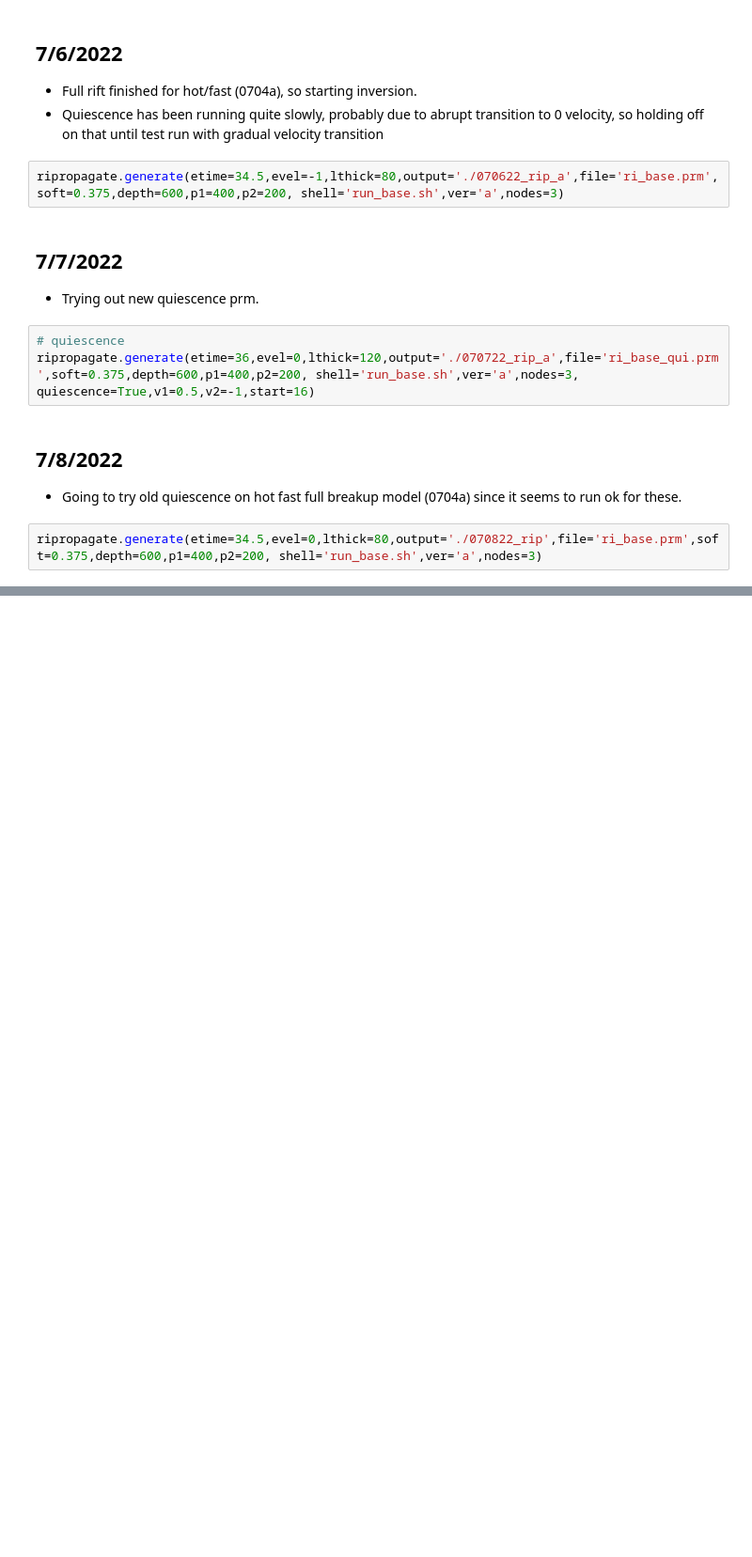
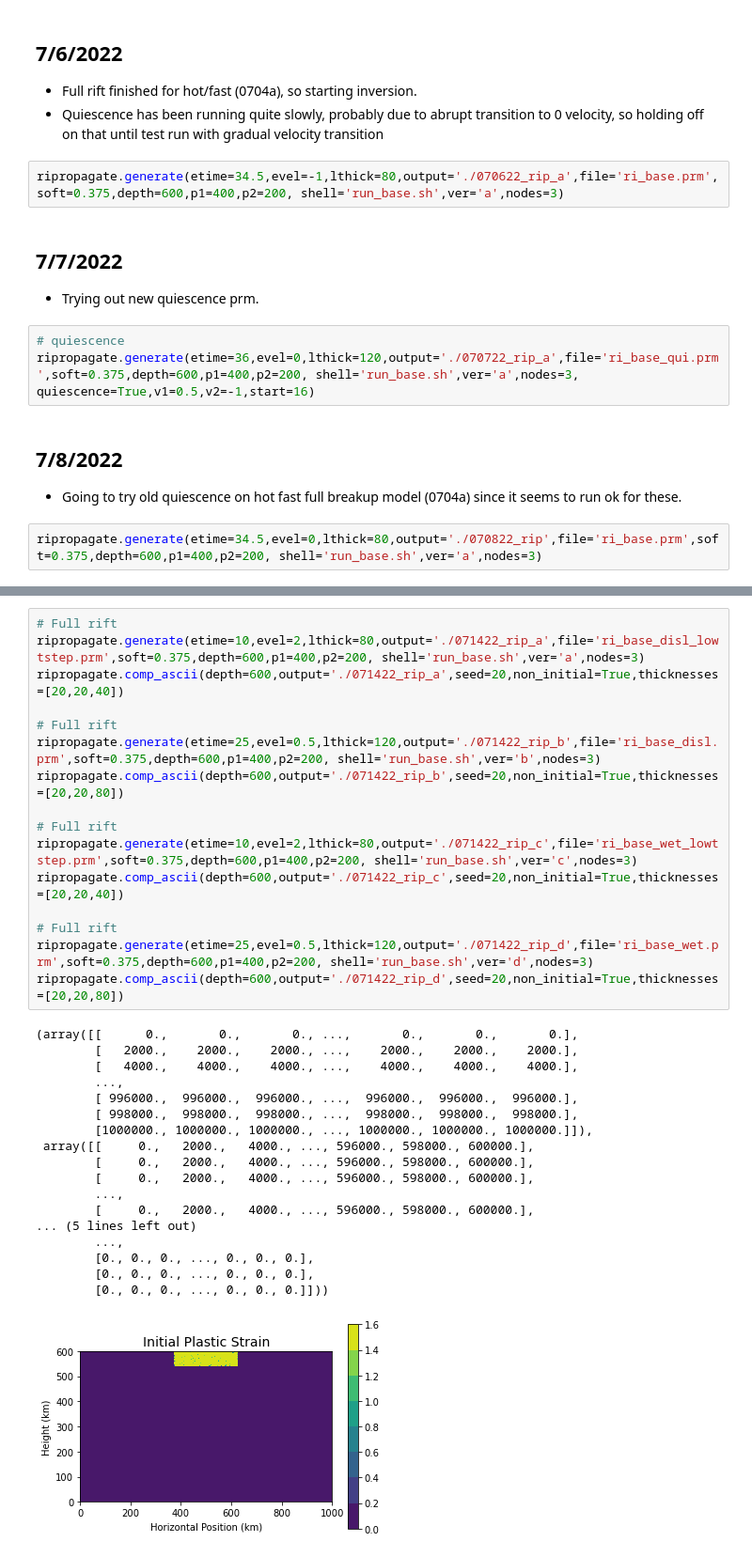
Before and after one commit to dyvasey/riftinversion, a Jupyter notebook: ri_lab_notebook_July2022.ipynb, the cells around one changed output, grey strips where cells are left out. Shown: that part at 94% size. Saved outputs shown, nothing was run; the diff lists cells and outputs as text; blank space fills up the shorter version.

```diff
--- a/ri_lab_notebook_July2022.ipynb
+++ b/ri_lab_notebook_July2022.ipynb
@@ -54,0 +59,35 @@ ripropagate.generate(etime=34.5,evel=0,lthick=80,output='./070822_rip',file='ri_
+# %%
+# Full rift
+ripropagate.generate(etime=10,evel=2,lthick=80,output='./071422_rip_a',file='ri_base_disl_lowtstep.prm',soft=0.375,depth=600,p1=400,p2=200, shell='run_base.sh',ver='a',nodes=3)
+ripropagate.comp_ascii(depth=600,output='./071422_rip_a',seed=20,non_initial=True,thicknesses=[20,20,40])
+
+# Full rift
+ripropagate.generate(etime=25,evel=0.5,lthick=120,output='./071422_rip_b',file='ri_base_disl.prm',soft=0.375,depth=600,p1=400,p2=200, shell='run_base.sh',ver='b',nodes=3)
+ripropagate.comp_ascii(depth=600,output='./071422_rip_b',seed=20,non_initial=True,thicknesses=[20,20,80])
+
+# Full rift
+ripropagate.generate(etime=10,evel=2,lthick=80,output='./071422_rip_c',file='ri_base_wet_lowtstep.prm',soft=0.375,depth=600,p1=400,p2=200, shell='run_base.sh',ver='c',nodes=3)
+ripropagate.comp_ascii(depth=600,output='./071422_rip_c',seed=20,non_initial=True,thicknesses=[20,20,40])
+
+# Full rift
+ripropagate.generate(etime=25,evel=0.5,lthick=120,output='./071422_rip_d',file='ri_base_wet.prm',soft=0.375,depth=600,p1=400,p2=200, shell='run_base.sh',ver='d',nodes=3)
+ripropagate.comp_ascii(depth=600,output='./071422_rip_d',seed=20,non_initial=True,thicknesses=[20,20,80])
+# %% [output]
+(array([[      0.,       0.,       0., ...,       0.,       0.,       0.],
+        [   2000.,    2000.,    2000., ...,    2000.,    2000.,    2000.],
+        [   4000.,    4000.,    4000., ...,    4000.,    4000.,    4000.],
+        ...,
+        [ 996000.,  996000.,  996000., ...,  996000.,  996000.,  996000.],
+        [ 998000.,  998000.,  998000., ...,  998000.,  998000.,  998000.],
+        [1000000., 1000000., 1000000., ..., 1000000., 1000000., 1000000.]]),
+ array([[     0.,   2000.,   4000., ..., 596000., 598000., 600000.],
+        [     0.,   2000.,   4000., ..., 596000., 598000., 600000.],
+        [     0.,   2000.,   4000., ..., 596000., 598000., 600000.],
+        ...,
+        [     0.,   2000.,   4000., ..., 596000., 598000., 600000.],
+... (5 lines left out)
+        ...,
+        [0., 0., 0., ..., 0., 0., 0.],
+        [0., 0., 0., ..., 0., 0., 0.],
+        [0., 0., 0., ..., 0., 0., 0.]]))
+[figure, added]
```
Also changed, not shown: parts of 2 cells of this notebook, 4 other files.
